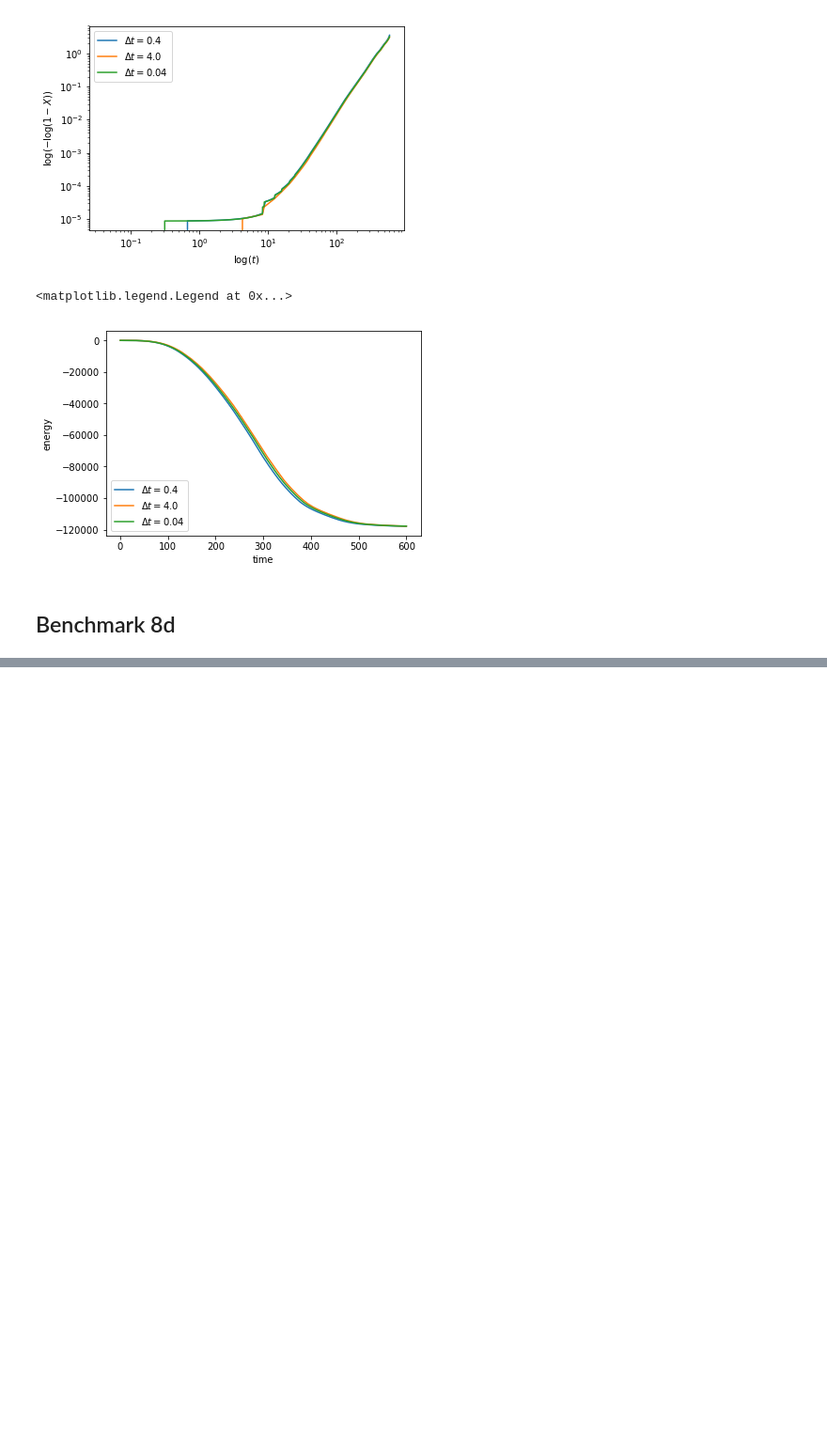
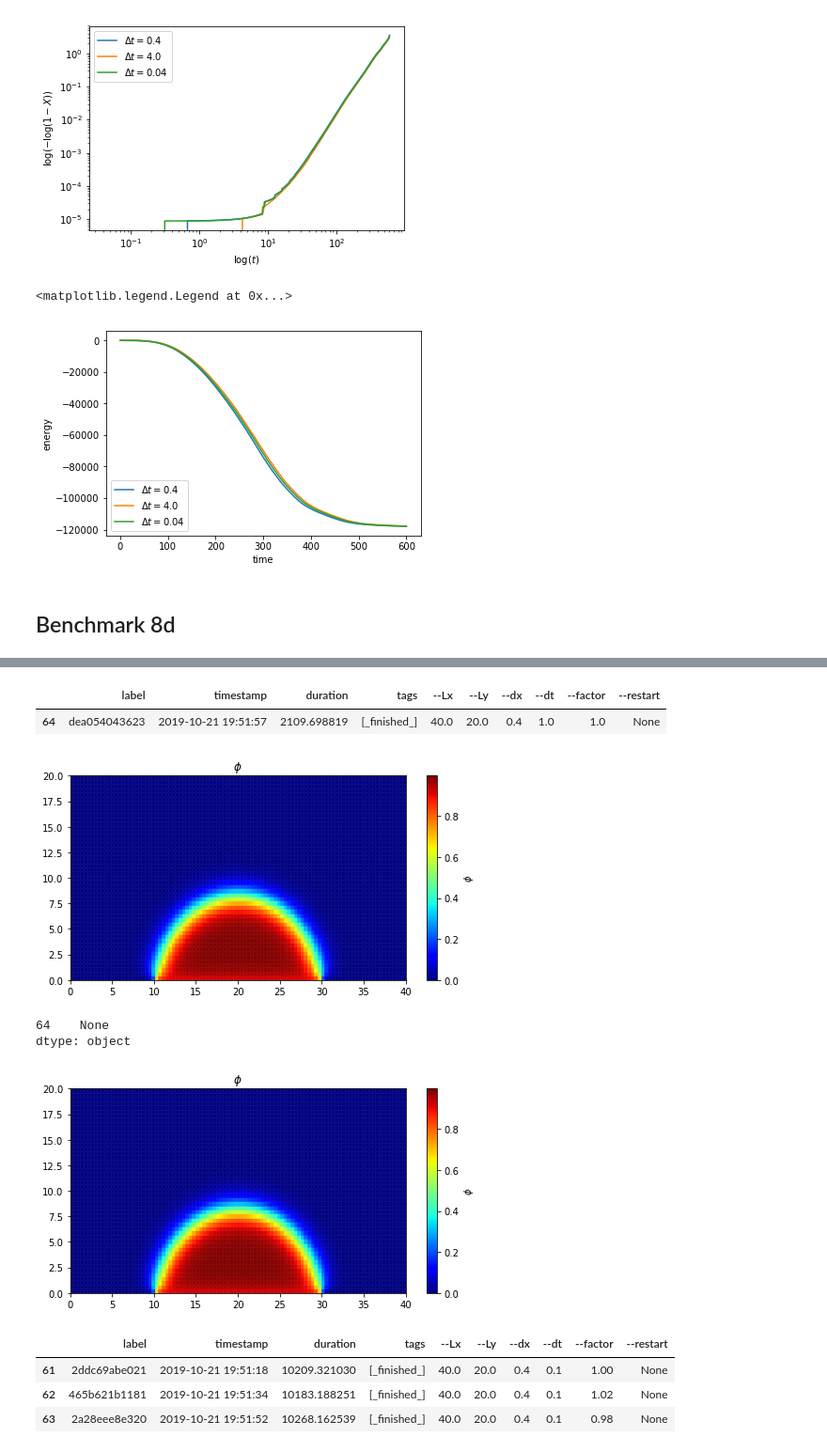
Before and after one commit to guyer/phasefieldbenchmark-8, a Jupyter notebook: analysis.ipynb, the cells around one changed output, grey strips where cells are left out. Shown at 94% size. Saved outputs shown, nothing was run; the diff lists cells and outputs as text; code cells hidden in the pictures; blank space fills up the shorter version.

```diff
--- a/analysis.ipynb
+++ b/analysis.ipynb
@@ -622,0 +657,26 @@ total 24
+# %%
+def plot_phi(record, timestep=5000.0):
+    phi, = fp.tools.dump.read("Data/{}/t={}.tar.gz".format(record["label"], timestep))
+    vw = fp.Viewer(vars=phi)
+    vw.plot()
+# %%
+bm8d_dt1_0 = df[(df['main_file'] == 'benchmark8d.py') & (df['--dt'] == 1.0)]
+bm8d_dt1_0[['label', 'timestamp', 'duration', 'tags', '--Lx', '--Ly', '--dx', '--dt', '--factor', '--restart']]
+# %% [output]
+|  | label | timestamp | duration | tags | --Lx | --Ly | --dx | --dt | --factor | --restart |
+| 64 | dea054043623 | 2019-10-21 19:51:57 | 2109.698819 | [_finished_] | 40.0 | 20.0 | 0.4 | 1.0 | 1.0 | None |
+# %%
+bm8d_dt1_0.apply(plot_phi, axis=1)
+# %% [output]
+[figure, added]
+64    None
+dtype: object
+[figure, added]
+# %%
+bm8d_dt0_1 = df[(df['main_file'] == 'benchmark8d.py') & (df['--dt'] == 0.1)]
+bm8d_dt0_1[['label', 'timestamp', 'duration', 'tags', '--Lx', '--Ly', '--dx', '--dt', '--factor', '--restart']]
+# %% [output]
+|  | label | timestamp | duration | tags | --Lx | --Ly | --dx | --dt | --factor | --restart |
+| 61 | 2ddc69abe021 | 2019-10-21 19:51:18 | 10209.321030 | [_finished_] | 40.0 | 20.0 | 0.4 | 0.1 | 1.00 | None |
+| 62 | 465b621b1181 | 2019-10-21 19:51:34 | 10183.188251 | [_finished_] | 40.0 | 20.0 | 0.4 | 0.1 | 1.02 | None |
+| 63 | 2a28eee8e320 | 2019-10-21 19:51:52 | 10268.162539 | [_finished_] | 40.0 | 20.0 | 0.4 | 0.1 | 0.98 | None |
```
Also changed, not shown: parts of 8 cells of this notebook.
